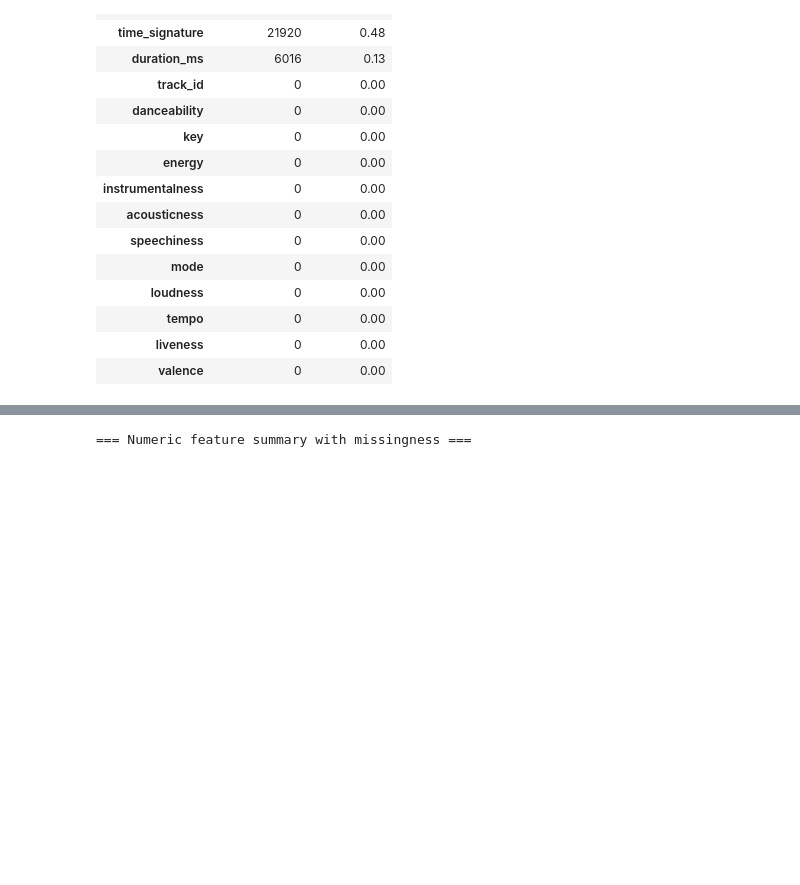
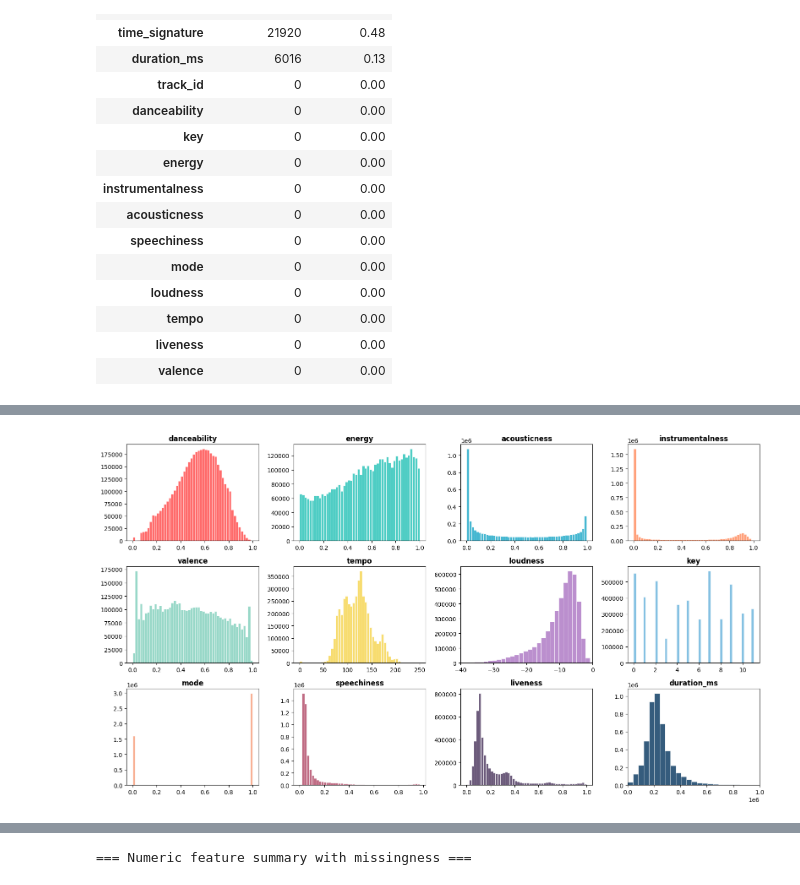
Before and after one commit to KieranSatheesan/Music_Recommender, a Jupyter notebook: notebooks/03_combined_features_analysis.ipynb, the cells around one changed output, grey strips where cells are left out. Cells and saved outputs as stored; diff of their text form; code cells hidden in the pictures; blank space fills up the shorter version.

```diff
--- a/notebooks/03_combined_features_analysis.ipynb
+++ b/notebooks/03_combined_features_analysis.ipynb
@@ -283,0 +289,66 @@ plt.show()
+# %%
+# Pick a subset of core features to visualise
+plot_cols = [
+    "danceability",
+    "energy",
+    "acousticness",
+    "instrumentalness",
+    "valence",
+    "tempo",
+    "loudness",
+    "key",
+    "mode",
+    "speechiness",
+    "liveness",
+    "duration_ms",
+]
+
+existing_plot_cols = [c for c in plot_cols if c in df.columns]
+
+# Creative color palette
+colors = [
+    '#FF6B6B',  # Coral Red
+    '#4ECDC4',  # Turquoise
+    '#45B7D1',  # Sky Blue
+    '#FFA07A',  # Light Salmon
+    '#98D8C8',  # Mint
+    '#F7DC6F',  # Sunny Yellow
+    '#BB8FCE',  # Lavender
+    '#85C1E2',  # Powder Blue
+    '#F8B195',  # Peach
+    '#C06C84',  # Mauve
+    '#6C5B7B',  # Purple Grey
+    '#355C7D',  # Navy Blue
+]
+
+n_cols = 4
+n_plots = len(existing_plot_cols)
+n_rows = int(np.ceil(n_plots / n_cols))
+
+plt.figure(figsize=(n_cols * 4, n_rows * 3))
+
+for i, col in enumerate(existing_plot_cols, start=1):
+    plt.subplot(n_rows, n_cols, i)
+    series = df[col].dropna()
+
+    # Filter out 0 values for acousticness and instrumentalness
+    if col in ["acousticness", "instrumentalness"]:
+        series = series[series > 0]
+
+    # Use more bins for duration_ms
+    bins = 150 if col == "duration_ms" else 50
+
+    plt.hist(series, bins=bins, color=colors[i-1], edgecolor='white', linewidth=0.5)
+    plt.title(col, fontweight='bold')
+
+    # Set specific x-axis ranges
+    if col == "loudness":
+        plt.xlim(-40, 0)
+    elif col == "duration_ms":
+        plt.xlim(0, 1e6)  # 0 to 1 million milliseconds
+
+    plt.tight_layout()
+
+plt.show()
+# %% [output]
+[figure, added]
```
Also changed, not shown: parts of 5 cells of this notebook.
